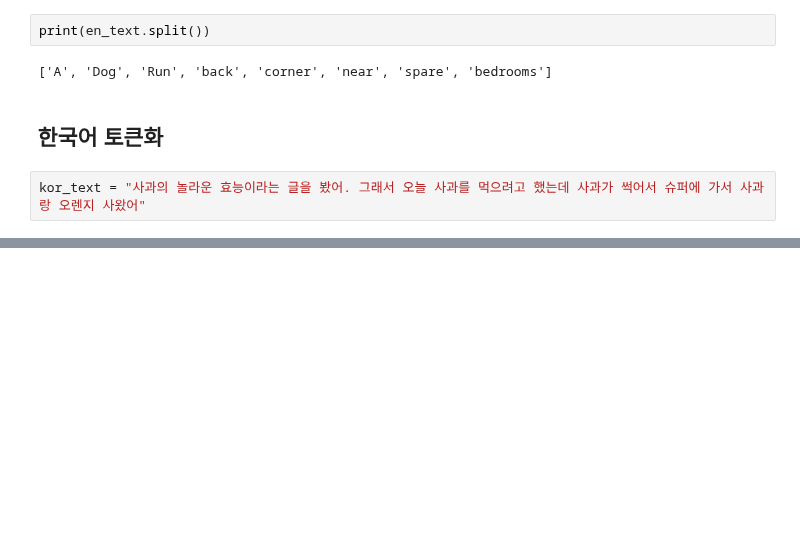
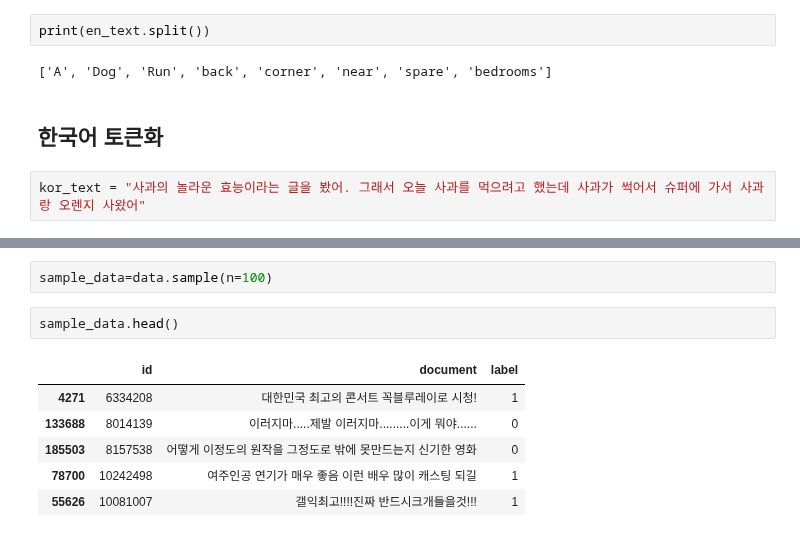
Before and after one commit to DonghaeSuh/NLP_Pytorch, a Jupyter notebook: Preprocessing/NLP_Preprocessing.ipynb, the cells around one changed output, grey strips where cells are left out. Saved outputs shown, nothing was run; the diff lists cells and outputs as text; blank space fills up the shorter version.

```diff
--- a/Preprocessing/NLP_Preprocessing.ipynb
+++ b/Preprocessing/NLP_Preprocessing.ipynb
@@ -54,0 +126,11 @@ kor_text = "사과의 놀라운 효능이라는 글을 봤어. 그래서 오늘
+# %%
+sample_data=data.sample(n=100)
+# %%
+sample_data.head()
+# %% [output]
+|  | id | document | label |
+| 4271 | 6334208 | 대한민국 최고의 콘서트 꼭블루레이로 시청! | 1 |
+| 133688 | 8014139 | 이러지마.....제발 이러지마.........이게 뭐야...... | 0 |
+| 185503 | 8157538 | 어떻게 이정도의 원작을 그정도로 밖에 못만드는지 신기한 영화 | 0 |
+| 78700 | 10242498 | 여주인공 연기가 매우 좋음 이런 배우 많이 캐스팅 되길 | 1 |
+| 55626 | 10081007 | 갤익최고!!!!진짜 반드시크개들을것!!! | 1 |
```
Also changed, not shown: parts of 22 cells of this notebook.
